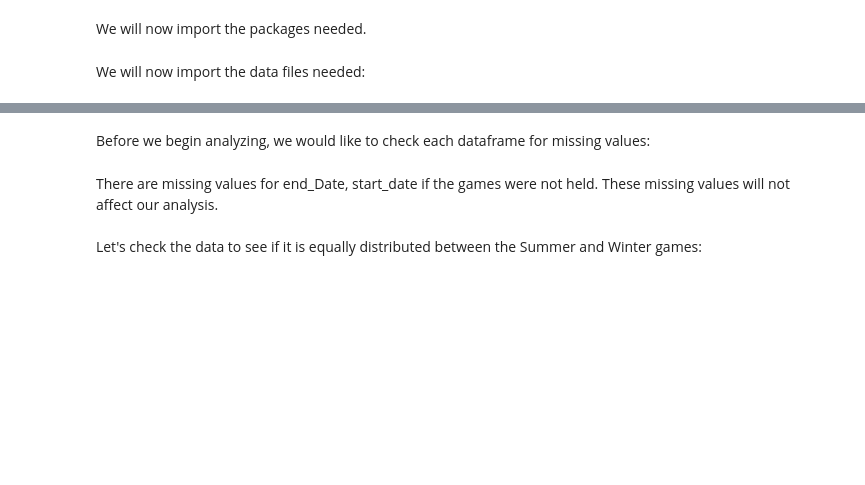
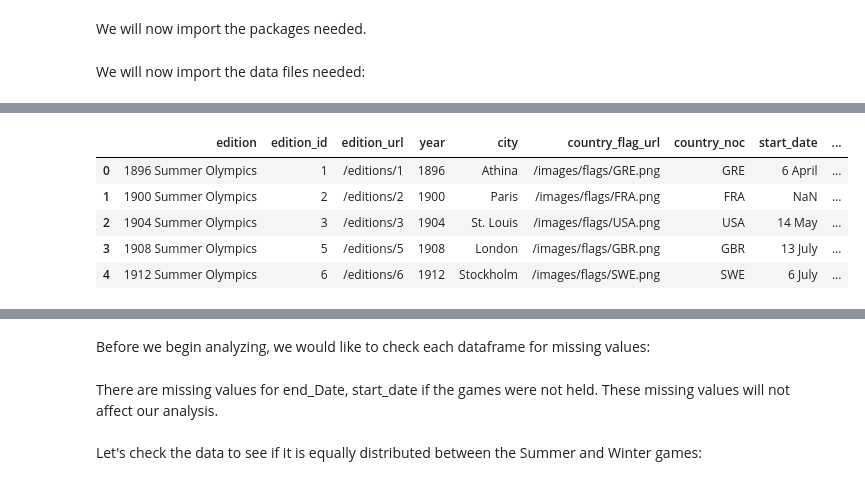
Before and after one commit to ana-047/Olymploration, a Jupyter notebook: Olymploration.ipynb, the cells around one changed output, grey strips where cells are left out. Saved outputs shown, nothing was run; the diff lists cells and outputs as text; code cells hidden in the pictures; blank space fills up the shorter version.

```diff
--- a/Olymploration.ipynb
+++ b/Olymploration.ipynb
@@ -125,0 +163,10 @@ dataframes = {'df_athletes': df_athletes,
+# %%
+#Games
+df_games.head()
+# %% [output]
+|  | edition | edition_id | edition_url | year | city | country_flag_url | country_noc | start_date | ... |
+| 0 | 1896 Summer Olympics | 1 | /editions/1 | 1896 | Athina | /images/flags/GRE.png | GRE | 6 April | ... |
+| 1 | 1900 Summer Olympics | 2 | /editions/2 | 1900 | Paris | /images/flags/FRA.png | FRA | NaN | ... |
+| 2 | 1904 Summer Olympics | 3 | /editions/3 | 1904 | St. Louis | /images/flags/USA.png | USA | 14 May | ... |
+| 3 | 1908 Summer Olympics | 5 | /editions/5 | 1908 | London | /images/flags/GBR.png | GBR | 13 July | ... |
+| 4 | 1912 Summer Olympics | 6 | /editions/6 | 1912 | Stockholm | /images/flags/SWE.png | SWE | 6 July | ... |
```
Also changed, not shown: parts of 17 cells of this notebook.
